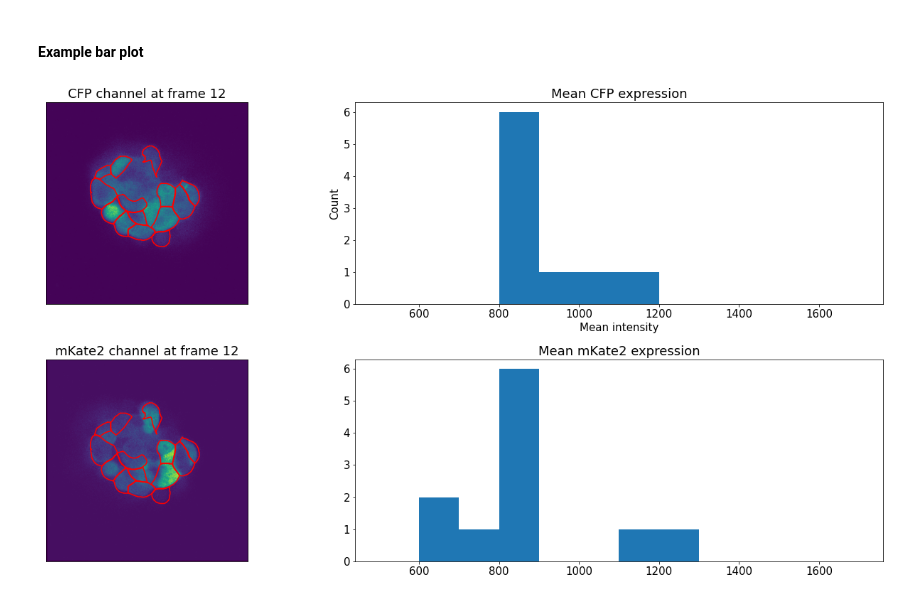
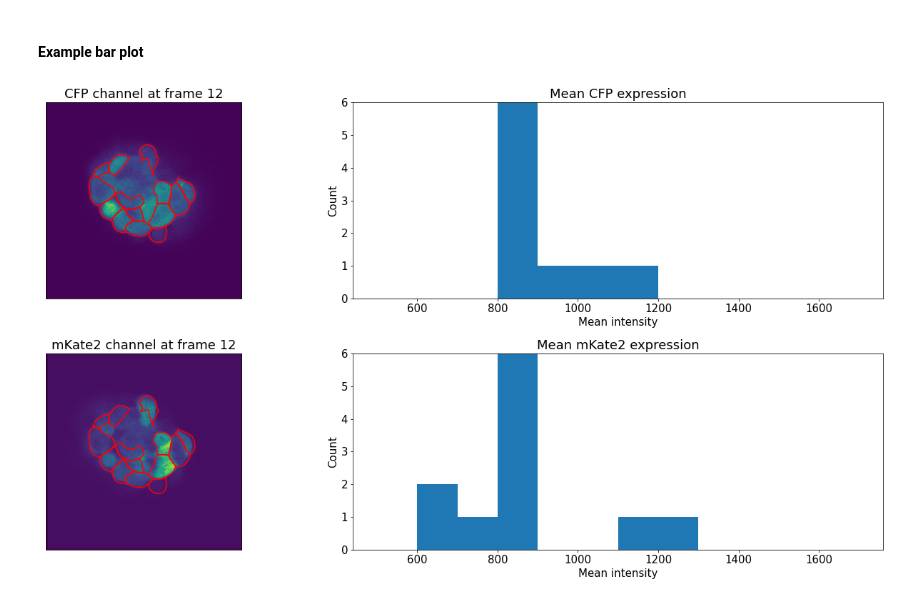
Before and after one commit to degtrdg/spheroid-analysis, a Jupyter notebook: cell_segmentation.ipynb, the cells around one changed output. Cells and saved outputs as stored; diff of their text form; code cells hidden in the pictures.

Commit message:
Fixed ylim for histogram

```diff
--- a/cell_segmentation.ipynb
+++ b/cell_segmentation.ipynb
@@ -341,36 +341,38 @@ def plot_cell_mean_hist(file, data):
     fig.set_size_inches(20, 10)
     axs[0, 0].imshow(img_blue)
     axs[0, 0].set_title(f'CFP channel at frame {file}')
     axs[0, 0].set_yticks([])
     axs[0, 0].set_xticks([])
     for o in outlines:
         axs[0, 0].plot(o[:,0], o[:,1], color='r')
 
     axs[0, 1].hist(means_blue, bins = np.arange(500, data['max_limit']*.5 + 100, 100))
-    axs[0, 1].set(xlabel='Mean intensity', ylabel='Mean CFP expression')
+    axs[0, 1].set(xlabel='Mean intensity', ylabel='Count')
+    axs[0, 1].set_ylim(0,6)
     axs[0, 1].set_title('Mean CFP expression')
 
     axs[1, 0].imshow(img_red)
     axs[1, 0].set_title(f'mKate2 channel at frame {file}')
     axs[1, 0].set_yticks([])
     axs[1, 0].set_xticks([])
     for o in outlines:
         axs[1, 0].plot(o[:,0], o[:,1], color='r')
 
     axs[1, 1].hist(means_red, np.arange(500, data['max_limit']*.5 + 100, 100))
-    axs[0, 1].set(xlabel='Mean intensity', ylabel='Count')
+    axs[1, 1].set_ylim(0,6)
+    axs[1, 1].set(xlabel='Mean intensity', ylabel='Count')
     axs[1, 1].set_title('Mean mKate2 expression')
 
     fig.tight_layout()
     fig.show()
 
 file = 12
 data = {}
 data['max_limit'] = max_limit
 plot_cell_mean_hist(file, data)
 # plots.create_gif()
 # %% [output]
-[figure, old version]
+[figure, new version]
 # %%
 name_of_file = 'plots/cell_mean_hist.gif'
 plotting_function = plot_cell_mean_hist
```
Also changed, not shown: 4 other files.
